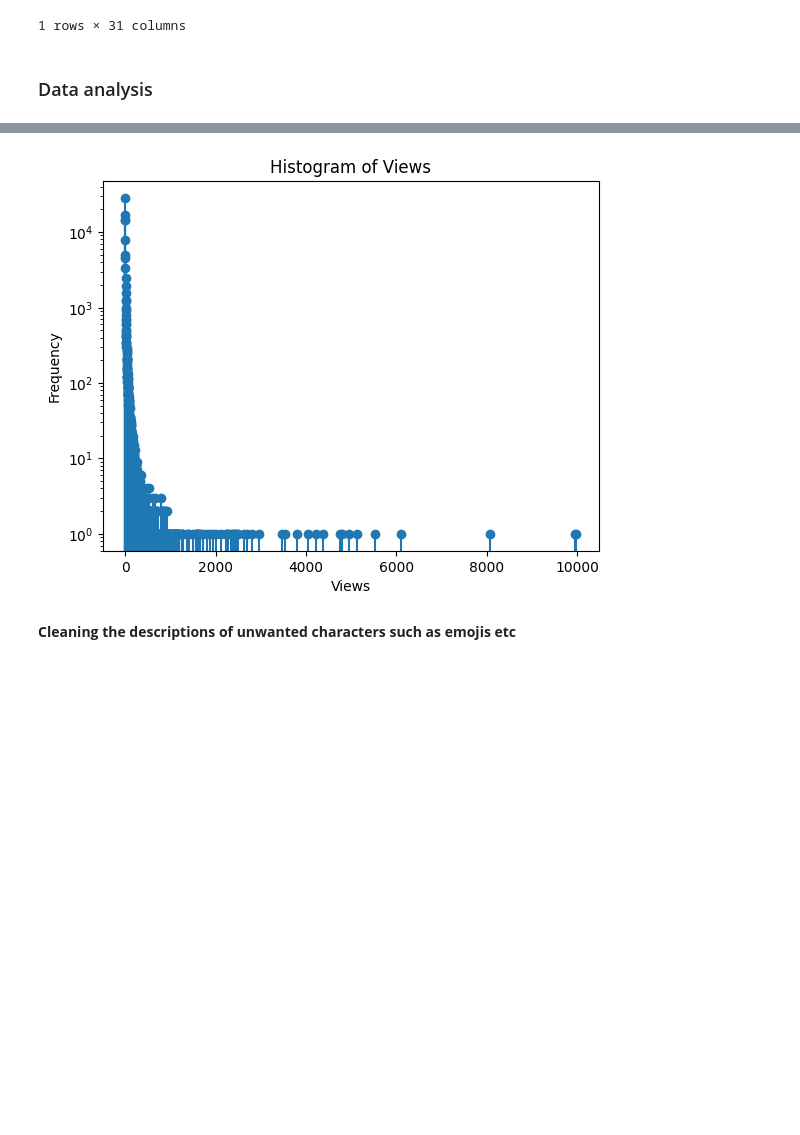
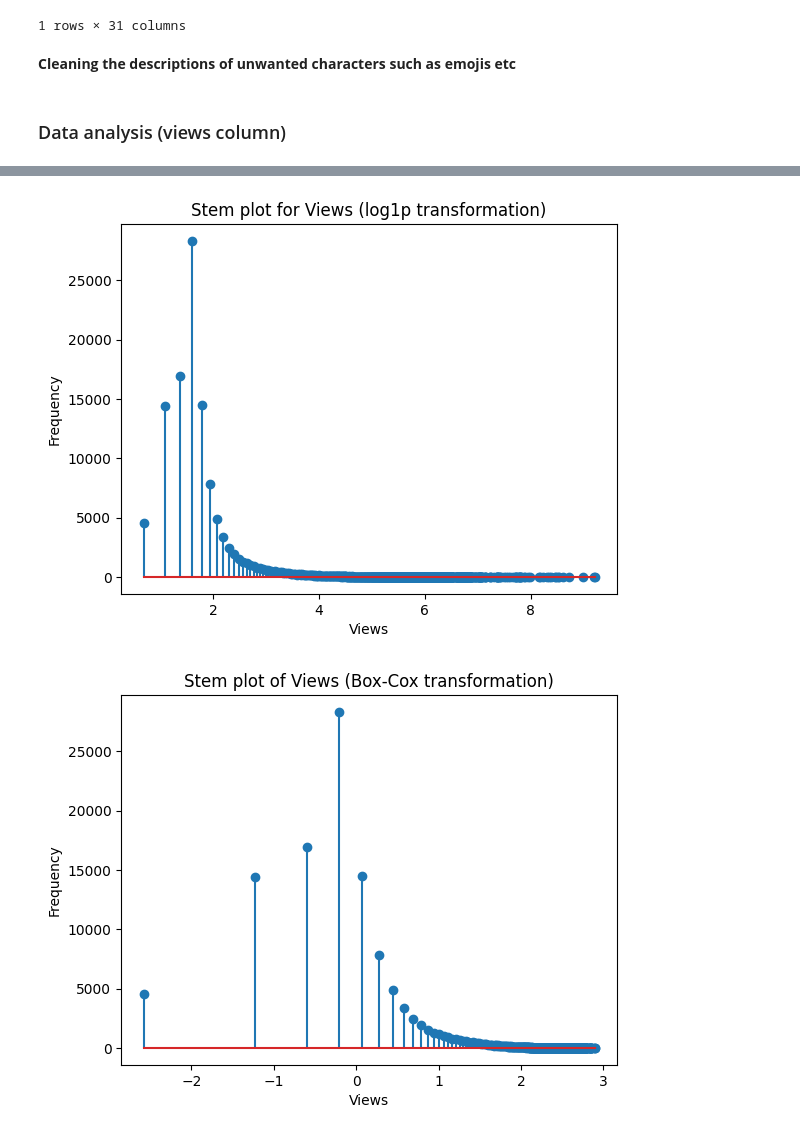
Before and after one commit to gabcal07/NLP_Linkedin_offers, a Jupyter notebook: models/src/regression/preprocess_useful_datasets.ipynb, the cells around one changed output, grey strips where cells are left out. Cells and saved outputs as stored; diff of their text form; code cells hidden in the pictures; blank space fills up the shorter version.

```diff
--- a/models/src/regression/preprocess_useful_datasets.ipynb
+++ b/models/src/regression/preprocess_useful_datasets.ipynb
@@ -98,14 +61,39 @@ Nb rows: 36073
 |  | job_id | company_name | title | description | max_salary | pay_period | location | company_id | views | ... |
 | 9237 | 3886471794 | Eastridge Workforce Solutions | Intellectual Property Associate (... | Eastridge Workforce Solutions has... | 275000.0 | HOURLY | Dallas, TX | 9814.0 | 4.0 | ... |
 1 rows × 31 columns
-# %% [markdown]
-### Data analysis
+# %%
+# Make a copy of useful columns
+useful_cols = ["job_id", "company_name", "title", "description", "views", "skills_desc"]
+views_df = postings_df[useful_cols].copy()
+views_df.dropna(subset=["description", "views"], inplace=True)
+# %% [markdown]
+**Cleaning the descriptions of unwanted characters such as emojis etc**
+# %%
+import re
+
+# Nettoyage de base
+def clean_text(text):
+    text = text.lower()
+    text = re.sub(r"http\S+|www\S+|https\S+", '', text)
+    text = re.sub(r'\S+@\S+', '', text)
+    text = re.sub(r'\d{10,}', '', text)
+    text = re.sub(r'[^a-zA-Z0-9\s.,!?]', '', text)
+    text = re.sub(r'\s+', ' ', text).strip()
+    return text
+
+# Apply the clean_text function and ASSIGN the result back
+views_df['description'] = views_df['description'].apply(lambda x: clean_text(x))
+# %% [markdown]
+### Data analysis (views column)
 # %%
+import matplotlib.pyplot as plt
+import numpy as np
+from sklearn.preprocessing import PowerTransformer
 
 
 # Quick overview of the dataset
-print(f"Number of rows: {postings_df.shape[0]}")
-print(f"Number of columns: {postings_df.shape[1]}")
+print(f"Number of rows: {views_df.shape[0]}")
+print(f"Number of columns: {views_df.shape[1]}")
 
 # display basic statistics on useful columns
 # for col in useful_cols:
@@ -120,24 +108,39 @@ print(f"Number of columns: {postings_df.shape[1]}")
 # print(postings_df.head())
 # print(postings_df["description"][0])
 
-print(postings_df["views"].describe())
-print(f"Number of unique values in the 'views' column: {postings_df["views"].nunique()}")
-print("Total rows for views col:", len(postings_df["views"]))
-print("Number of rows with 1 views:", len(postings_df[postings_df["views"] == 1]))
-print("Number of rows with 2 views:", len(postings_df[postings_df["views"] == 2]))
-print("Number of rows with 100 views:", len(postings_df[postings_df["views"] == 100]))
+# Dropna for the views and description columns
+# print(f"Number of rows before dropping NaN values: {postings_df.shape[0]}")
+# postings_df.dropna(subset=["views", "description"], inplace=True)
+# print(f"Number of rows after dropping NaN values: {postings_df.shape[0]}")
 
-unique, counts = np.unique(postings_df["views"], return_counts=True)
+# Basic statistics on the views column
+print(views_df["views"].describe())
+print(f"Number of unique values in the 'views' column: {views_df["views"].nunique()}")
+print("Number of rows with 1 views:", len(views_df[views_df["views"] == 1]))
+print("Number of rows with 2 views:", len(views_df[views_df["views"] == 2]))
+print("Number of rows with 100 views:", len(views_df[views_df["views"] == 100]))
 
-# Histogram of the views column log, limit x-axis to 1000
-# plt.hist(postings_df["views"], bins=2, log=False)
-# plt.xlim(0, 10)
+test_views = np.log1p(views_df["views"])
+unique, counts = np.unique(test_views, return_counts=True)
 
 plt.stem(unique, counts)
-plt.xlim(0, 10000)
+# plt.xlim(9000, 10000)
 plt.xlabel("Views")
 plt.ylabel("Frequency")
-plt.yscale("log")
-plt.title("Histogram of Views")
+# plt.yscale("log")
+plt.title("Stem plot for Views (log1p transformation)")
 plt.show()
+
+
+pt = PowerTransformer(method='box-cox')
+data_bc = pt.fit_transform(np.array(views_df["views"]).reshape(-1, 1))
+
+unique, counts = np.unique(data_bc, return_counts=True)
+plt.stem(unique, counts)
+# plt.xlim(9000, 10000)
+plt.xlabel("Views")
+plt.ylabel("Frequency")
+# plt.yscale("log")
+plt.title("Stem plot of Views (Box-Cox transformation)")
+plt.show()
 # %% [output]
@@ -157,6 +159,5 @@ Total rows for views col: 123849
 Number of rows with 1 views: 4587
 Number of rows with 2 views: 14417
 Number of rows with 100 views: 29
-[figure, old version]
+[figure, new version]
+[figure, added]
-# %% [markdown]
-**Cleaning the descriptions of unwanted characters such as emojis etc**
```
Also changed, not shown: parts of 10 cells of this notebook.
